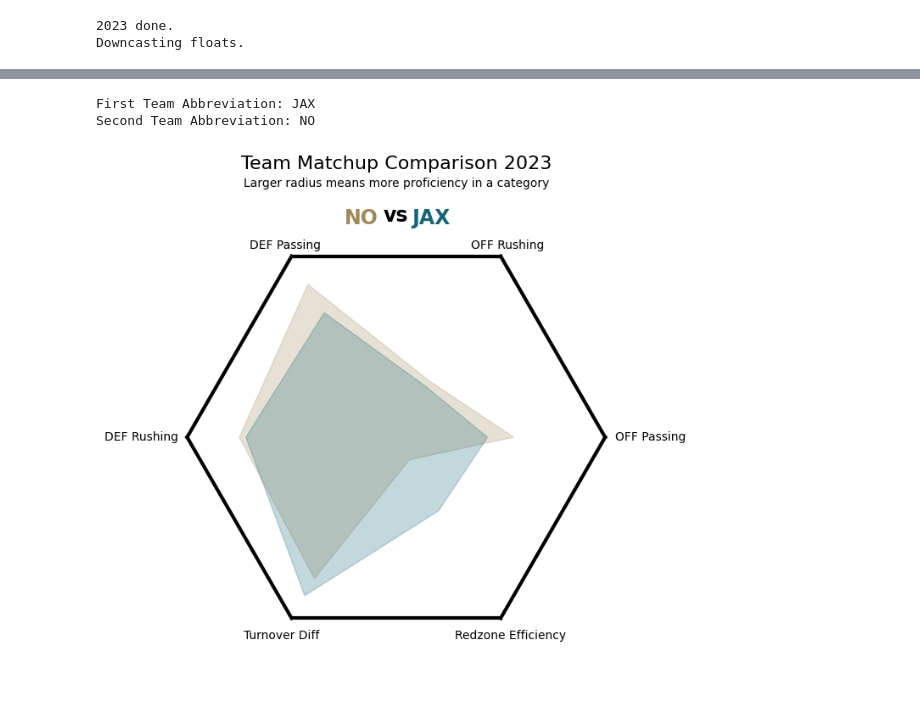
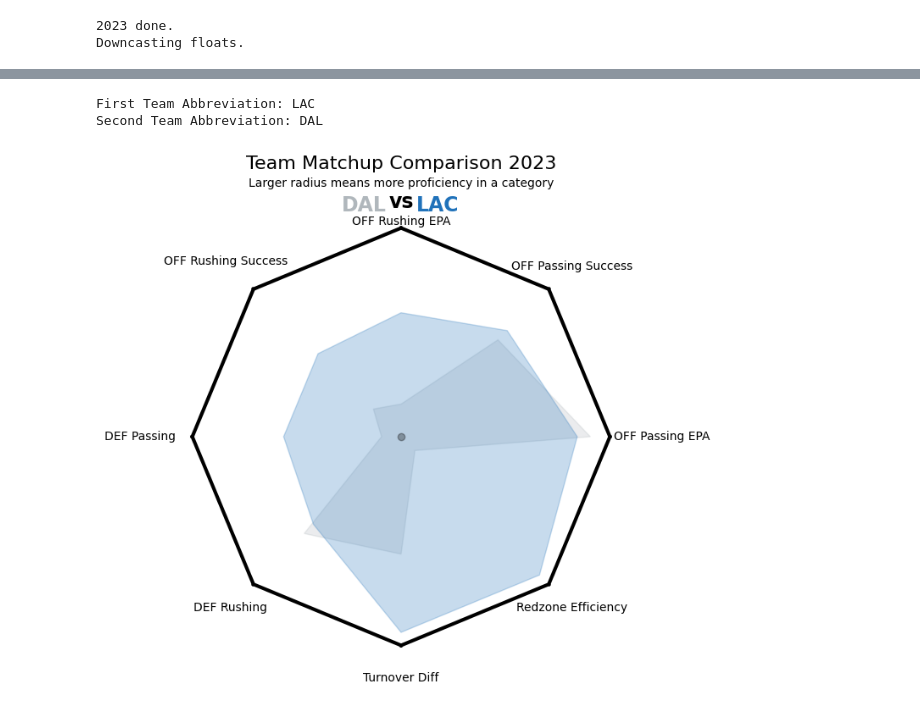
Before and after one commit to KaiWoessner/NFLDataAnalysis, a Jupyter notebook: NFLMatchups.ipynb, the cells around one changed output, grey strips where cells are left out. Cells and saved outputs as stored; diff of their text form; code cells hidden in the pictures.

Commit message:
Added Success to Matchup Graph

```diff
--- a/NFLMatchups.ipynb
+++ b/NFLMatchups.ipynb
@@ -65,5 +58,5 @@ stats.head(25)
 # %%
-# SUCCESS (NOT CURRENTLY USED)
+# SUCCESS
 passing = stats[stats["play_type"] == "pass"]
 rushing = stats[stats["play_type"] == "run"]
 
@@ -76,6 +69,15 @@ rushing_total = rushing.groupby("posteam").size().reset_index(name = "run_plays"
 rushing_success = rushing.groupby("posteam")["success"].sum().reset_index()
 
 rushing_success["rush_success_percent"] = rushing_success["success"] / rushing_total["run_plays"] * 100
+
+pass_success["pass_success_rank"] = pass_success["pass_success_percent"].rank(method="max", ascending=True).astype(int)
+pass_success = pass_success.sort_values("pass_success_rank", ascending=False).reset_index(drop = True)
+
+rushing_success["rush_success_rank"] = rushing_success["rush_success_percent"].rank(method="max", ascending=True).astype(int)
+rushing_success = rushing_success.sort_values("rush_success_rank", ascending=False).reset_index(drop = True)
+
+pass_success = pass_success.rename(columns={"posteam": "team"})
+rushing_success = rushing_success.rename(columns={"posteam": "team"})
 # %%
 #REDZONE
 redzone = stats[stats["drive_inside20"] == 1.0]
@@ -151,12 +153,12 @@ turnovers = turnovers.sort_values("turnover_rank", ascending=False).reset_index(
 turnovers = turnovers.rename(columns={"posteam": "team"})
 # %%
 column1 = off_passing
-data_frames = [off_rushing, def_passing, def_rushing, turnovers, redzone_tds]
+data_frames = [pass_success, off_rushing, rushing_success, def_passing, def_rushing, turnovers, redzone_tds]
 
 for columns in data_frames:
     column1 = pd.merge(column1, columns, on='team', how='left')
 
-fin_ranks = column1[["team", "off_passing_rank", "off_rushing_rank", "def_passing_rank", "def_rushing_rank", "turnover_rank", "redzone_eff_rank"]]
+fin_ranks = column1[["team", "off_passing_rank", "pass_success_rank","off_rushing_rank", "rush_success_rank", "def_passing_rank", "def_rushing_rank", "turnover_rank", "redzone_eff_rank"]]
 # %%
 def matchup(inp1, inp2):
   matchup = fin_ranks[fin_ranks["team"].isin([inp1, inp2])]
@@ -170,7 +172,7 @@ def matchup(inp1, inp2):
 
   tm_colors = [teamcolor.get(team) for team in matchup["team"]]
 
-  categories = ["off_passing_rank", "off_rushing_rank", "def_passing_rank", "def_rushing_rank", "turnover_rank", "redzone_eff_rank"]
+  categories = ["off_passing_rank", "pass_success_rank", "off_rushing_rank", "rush_success_rank", "def_passing_rank", "def_rushing_rank", "turnover_rank", "redzone_eff_rank"]
   data = matchup.loc[:, categories].values
 
   first_column = data[:, 0]
@@ -180,7 +182,7 @@ def matchup(inp1, inp2):
 
   category_count = len(list(matchup.columns[1:]))
 
-  labels = ['OFF Passing', 'OFF Rushing', 'DEF Passing', 'DEF Rushing', 'Turnover Diff', "Redzone Efficiency"]
+  labels = ['OFF Passing EPA', "OFF Passing Success", 'OFF Rushing EPA', 'OFF Rushing Success', 'DEF Passing', 'DEF Rushing', 'Turnover Diff', "Redzone Efficiency"]
 
   # Create a list of angles for each category
   angles = [n / float(category_count) * 2 * np.pi for n in range(category_count)]
@@ -203,64 +205,71 @@ def matchup(inp1, inp2):
   plt.text(0.5, 0.98, subtitle, fontsize=10, ha='center', transform=ax.transAxes)
 
   # Add labels
-  ax.text(angles[0], 39, labels[0], ha='center', va='center')
-  ax.text(angles[1], 34, labels[1], ha='center', va='center')
-  ax.text(angles[2], 34, labels[2], ha='center', va='center')
-  ax.text(angles[3], 39, labels[3], ha='center', va='center')
-  ax.text(angles[4], 35, labels[4], ha='center', va='center')
-  ax.text(angles[5], 35, labels[5], ha='center', va='center')
+  ax.text(angles[0], 40, labels[0], ha='center', va='center')
+  ax.text(angles[1], 37, labels[1], ha='center', va='center')
+  ax.text(angles[2], 33, labels[2], ha='center', va='center')
+  ax.text(angles[3], 38, labels[3], ha='center', va='center')
+  ax.text(angles[4], 40, labels[4], ha='center', va='center')
+  ax.text(angles[5], 37, labels[5], ha='center', va='center')
+  ax.text(angles[6], 37, labels[6], ha='center', va='center')
+  ax.text(angles[7], 37, labels[7], ha='center', va='center')
 
   # Matchup
   color1 = teamcolor.get(inp1)
   color2 = teamcolor.get(inp2)
 
   x = np.pi / 2
-  y = 34
+  y = 36
 
   ax.text(x - np.pi/20, y, inp1, ha='center', va='center', fontsize=17, weight='bold', color=color1)
   ax.text(x + np.pi/20, y, inp2, ha='center', va='center', fontsize=17, weight='bold', color=color2)
   ax.text(x, y, "vs", ha='center', va='center', fontsize=17, weight='bold', color="k")
 
 
-  hex_coords = [
+
+  plt.scatter(0, 0, c='k', alpha = 0.3, marker='o')
+
+  oct_coords = [
       (0, 32),
-      (np.pi / 3, 32),
-      (2 * np.pi / 3, 32),
+      (np.pi / 4, 32),
+      ( np.pi / 2, 32),
+      (3*np.pi / 4, 32),
       (np.pi, 32),
-      (4 * np.pi / 3, 32),
-      (5 * np.pi / 3, 32)
+      (5 * np.pi / 4, 32),
+      (3 * np.pi / 2, 32),
+      (7 * np.pi / 4, 32),
   ]
 
   # Add lines connecting the vertices of the hex
-  for i in range(len(hex_coords) - 1):
-      x1, y1 = hex_coords[i]
-      x2, y2 = hex_coords[i + 1]
+  for i in range(len(oct_coords) - 1):
+      x1, y1 = oct_coords[i]
+      x2, y2 = oct_coords[i + 1]
       ax.plot([x1, x2], [y1, y2], color='k', linewidth=3)
 
   # Connect the last point to the first point
-  x1, y1 = hex_coords[-1]
-  x2, y2 = hex_coords[0]
+  x1, y1 = oct_coords[-1]
+  x2, y2 = oct_coords[0]
   ax.plot([x1, x2], [y1, y2], color='k', linewidth=3)
 
   ax.yaxis.grid(True, linestyle='-', alpha=0.0, color='none')
   ax.xaxis.grid(True, linestyle='-', alpha=0.0, color='none')
 
   ax.spines['polar'].set_visible(False)
 
   plt.ylim(0, 40)
   ax.set_yticks(np.arange(0, 40, 2))
 
   ax.set_yticklabels([])
   ax.set_xticklabels([])
 
   # Show the plot
   plt.show()
 
 inp1 = input("First Team Abbreviation: ")
 inp2 = input("Second Team Abbreviation: ")
 
 matchup(inp1, inp2)
 # %% [output]
-First Team Abbreviation: JAX
-Second Team Abbreviation: NO
+First Team Abbreviation: LAC
+Second Team Abbreviation: DAL
-[figure, old version]
+[figure, new version]
```
Also changed, not shown: parts of 5 cells of this notebook.
